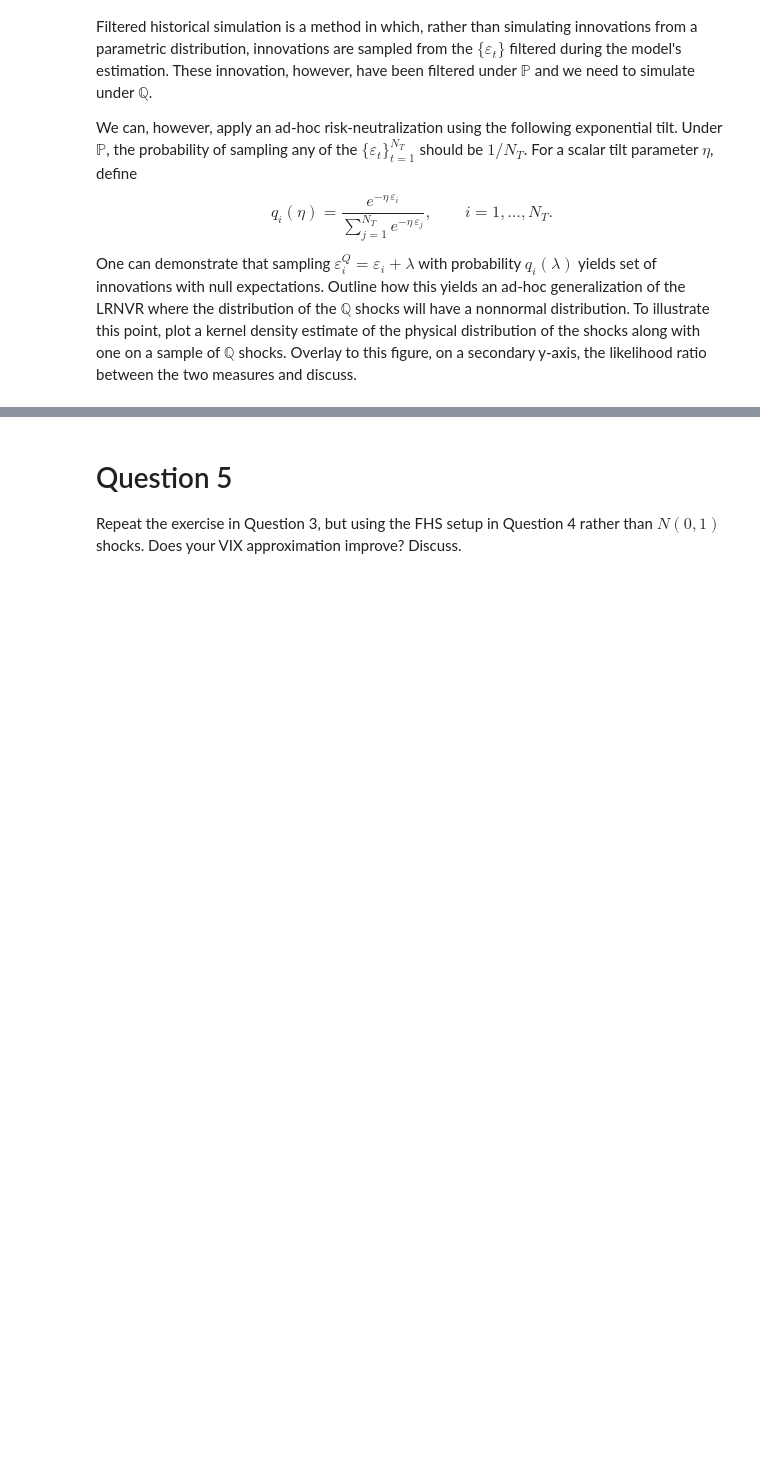
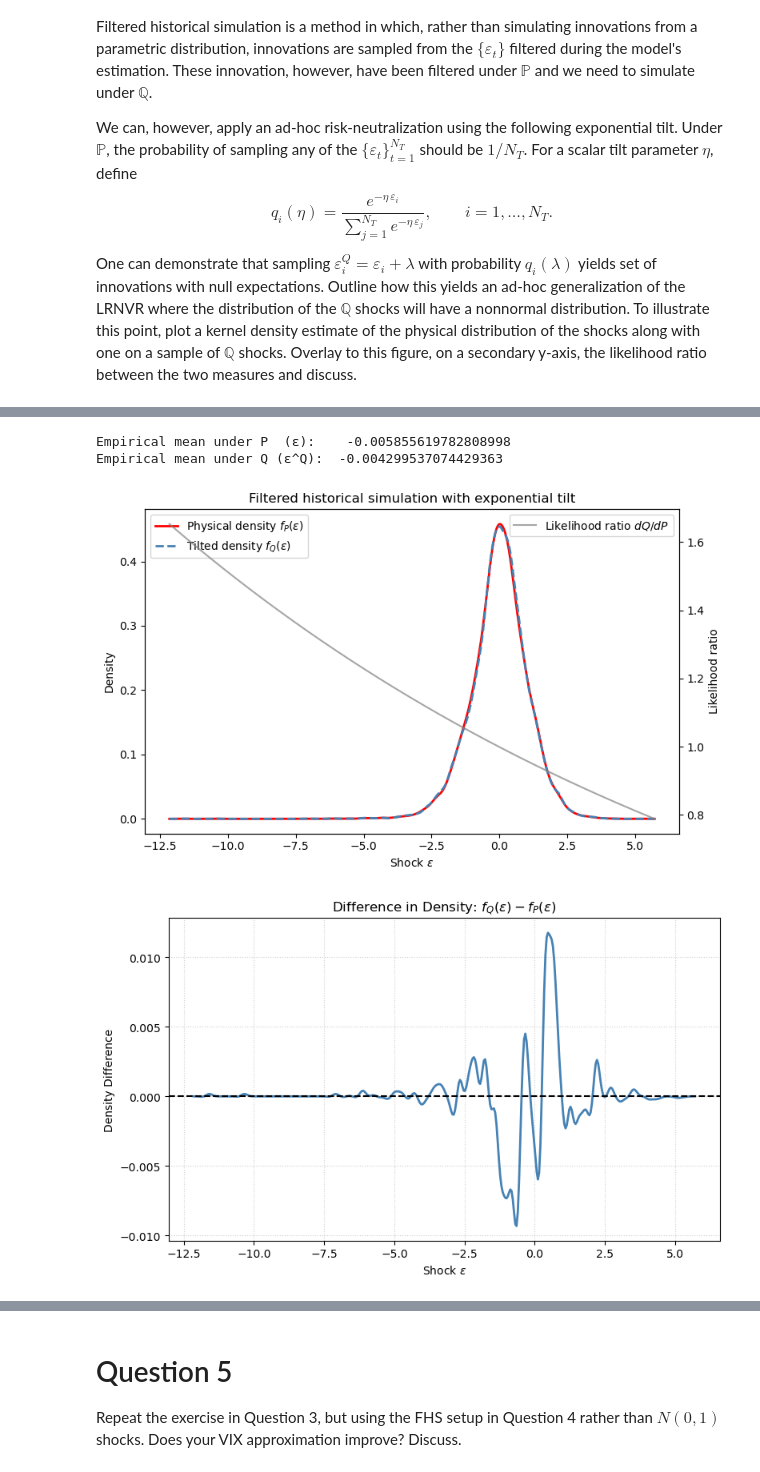
Before and after one commit to geoffroy-h-e/derivatives_p2, a Jupyter notebook: p2/main.ipynb, the cells around one changed output, grey strips where cells are left out. Cells and saved outputs as stored; diff of their text form; code cells hidden in the pictures; blank space fills up the shorter version.

```diff
--- a/p2/main.ipynb
+++ b/p2/main.ipynb
@@ -330,2 +263,22 @@ Empirical mean under Q (ε^Q):  -0.004299537074429363
+# %%
+####### Question 4 #######
+
+from q4 import run_exponential_tilt_analysis
+
+results_q4 = run_exponential_tilt_analysis(
+    eps=eps,
+    lam=params["lambda"],
+    n_samples=50_000,
+    seed=123,
+    make_plots=True,
+)
+eps_Q = results_q4["eps_Q"]
+f_P   = results_q4["f_P"]
+f_Q   = results_q4["f_Q"]
+# %% [output]
+Empirical mean under P  (ε):    -0.005855619782808998
+Empirical mean under Q (ε^Q):  -0.004299537074429363
+[figure, added]
+[figure, added]
 # %% [markdown]
 _____
```
Also changed, not shown: parts of 13 cells of this notebook, 3 other files.
